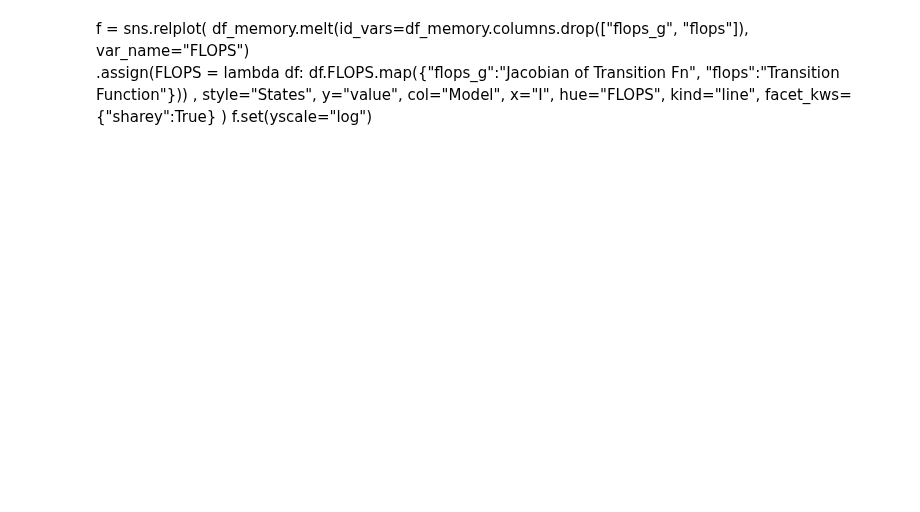
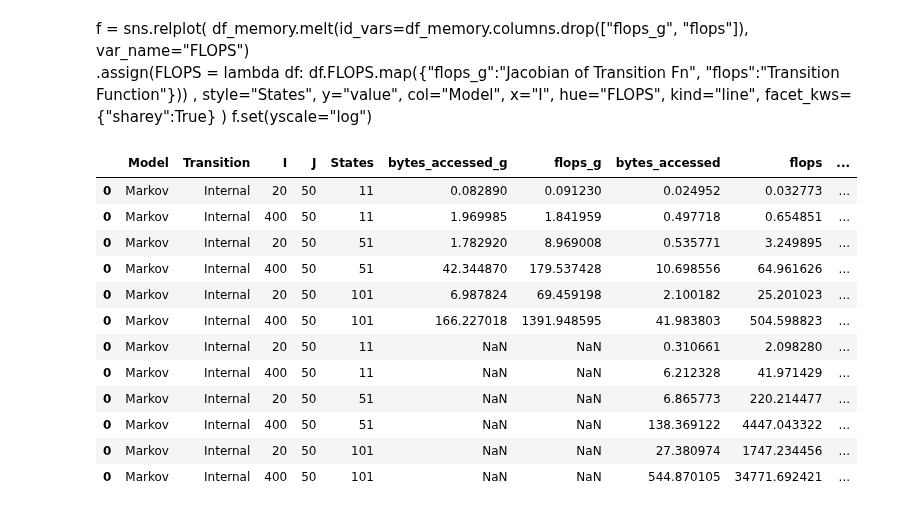
Before and after one commit to rkmalaiya/stochastic_cognitive_dynamics, a Jupyter notebook: poc/examine_memory.ipynb, the cells around one changed output. Saved outputs shown, nothing was run; the diff lists cells and outputs as text; code cells hidden in the pictures; blank space fills up the shorter version.

```diff
--- a/poc/examine_memory.ipynb
+++ b/poc/examine_memory.ipynb
@@ -415,3 +680,20 @@ hue="FLOPS",
 kind="line", facet_kws={"sharey":True}
 )
 f.set(yscale="log")
+# %%
+df_memory_plot = pd.concat([df_memory.assign(state="Continuous"), df_memory1.assign(state="Discrete")])
+df_memory_plot
+# %% [output]
+|  | Model | Transition | I | J | States | bytes_accessed_g | flops_g | bytes_accessed | flops | ... |
+| 0 | Markov | Internal | 20 | 50 | 11 | 0.082890 | 0.091230 | 0.024952 | 0.032773 | ... |
+| 0 | Markov | Internal | 400 | 50 | 11 | 1.969985 | 1.841959 | 0.497718 | 0.654851 | ... |
+| 0 | Markov | Internal | 20 | 50 | 51 | 1.782920 | 8.969008 | 0.535771 | 3.249895 | ... |
+| 0 | Markov | Internal | 400 | 50 | 51 | 42.344870 | 179.537428 | 10.698556 | 64.961626 | ... |
+| 0 | Markov | Internal | 20 | 50 | 101 | 6.987824 | 69.459198 | 2.100182 | 25.201023 | ... |
+| 0 | Markov | Internal | 400 | 50 | 101 | 166.227018 | 1391.948595 | 41.983803 | 504.598823 | ... |
+| 0 | Markov | Internal | 20 | 50 | 11 | NaN | NaN | 0.310661 | 2.098280 | ... |
+| 0 | Markov | Internal | 400 | 50 | 11 | NaN | NaN | 6.212328 | 41.971429 | ... |
+| 0 | Markov | Internal | 20 | 50 | 51 | NaN | NaN | 6.865773 | 220.214477 | ... |
+| 0 | Markov | Internal | 400 | 50 | 51 | NaN | NaN | 138.369122 | 4447.043322 | ... |
+| 0 | Markov | Internal | 20 | 50 | 101 | NaN | NaN | 27.380974 | 1747.234456 | ... |
+| 0 | Markov | Internal | 400 | 50 | 101 | NaN | NaN | 544.870105 | 34771.692421 | ... |
```
Also changed, not shown: parts of 31 cells of this notebook.
